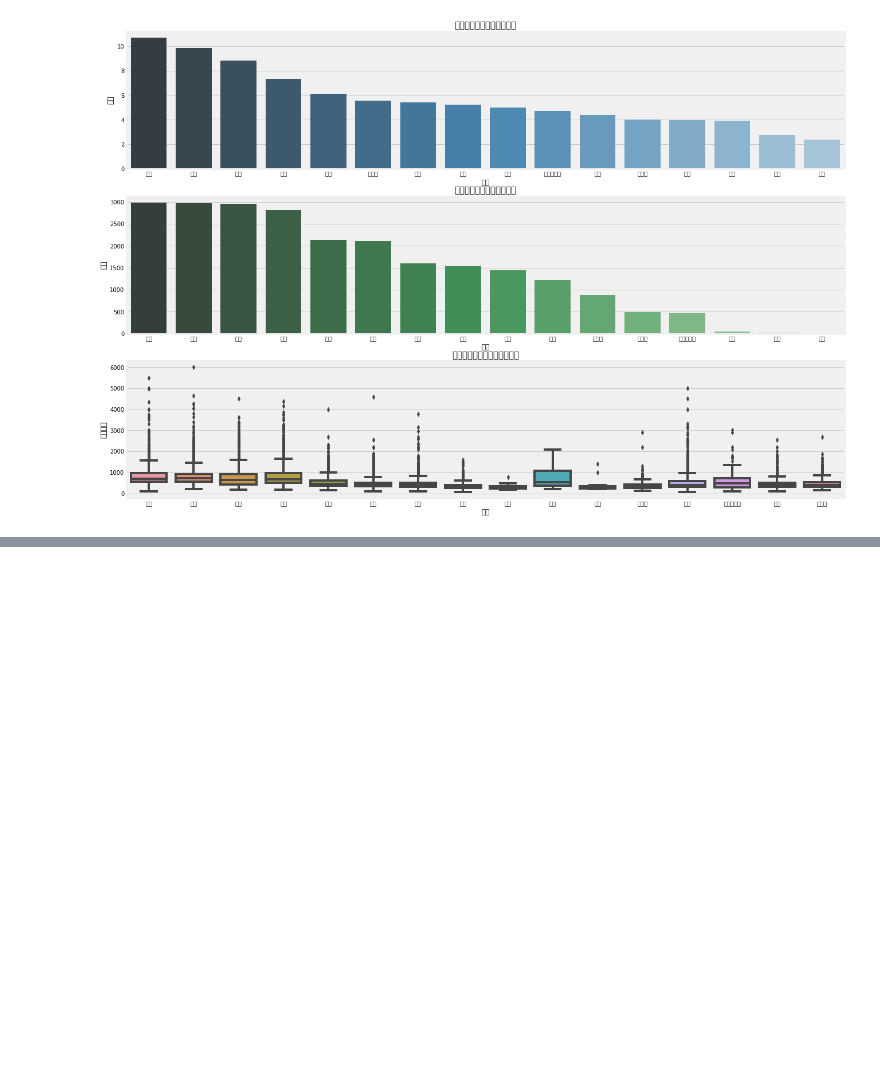
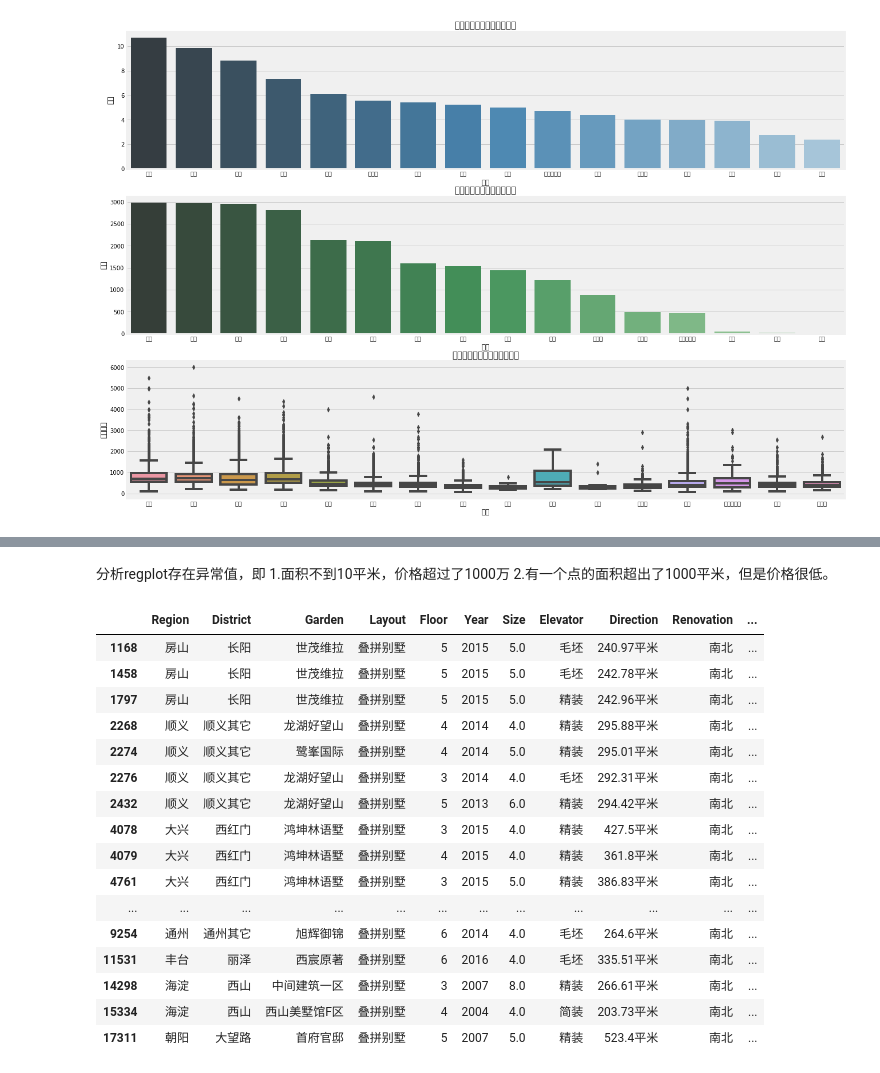
Before and after one commit to AlanConstantine/DataScienceProjects, a Jupyter notebook: SecondHandHousing/SecondHandHousingAnalysis.ipynb, the cells around one changed output, grey strips where cells are left out. Saved outputs shown, nothing was run; the diff lists cells and outputs as text; code cells hidden in the pictures; blank space fills up the shorter version.

```diff
--- a/SecondHandHousing/SecondHandHousingAnalysis.ipynb
+++ b/SecondHandHousing/SecondHandHousingAnalysis.ipynb
@@ -102,0 +121,23 @@ plt.show()
+# %% [markdown]
+分析regplot存在异常值，即 1.面积不到10平米，价格超过了1000万 2.有一个点的面积超出了1000平米，但是价格很低。
+# %%
+# 查出异常值
+df.loc[df['Size'] < 10]
+# %% [output]
+|  | Region | District | Garden | Layout | Floor | Year | Size | Elevator | Direction | Renovation | ... |
+| 1168 | 房山 | 长阳 | 世茂维拉 | 叠拼别墅 | 5 | 2015 | 5.0 | 毛坯 | 240.97平米 | 南北 | ... |
+| 1458 | 房山 | 长阳 | 世茂维拉 | 叠拼别墅 | 5 | 2015 | 5.0 | 毛坯 | 242.78平米 | 南北 | ... |
+| 1797 | 房山 | 长阳 | 世茂维拉 | 叠拼别墅 | 5 | 2015 | 5.0 | 精装 | 242.96平米 | 南北 | ... |
+| 2268 | 顺义 | 顺义其它 | 龙湖好望山 | 叠拼别墅 | 4 | 2014 | 4.0 | 精装 | 295.88平米 | 南北 | ... |
+| 2274 | 顺义 | 顺义其它 | 鹭峯国际 | 叠拼别墅 | 4 | 2014 | 5.0 | 精装 | 295.01平米 | 南北 | ... |
+| 2276 | 顺义 | 顺义其它 | 龙湖好望山 | 叠拼别墅 | 3 | 2014 | 4.0 | 毛坯 | 292.31平米 | 南北 | ... |
+| 2432 | 顺义 | 顺义其它 | 龙湖好望山 | 叠拼别墅 | 5 | 2013 | 6.0 | 精装 | 294.42平米 | 南北 | ... |
+| 4078 | 大兴 | 西红门 | 鸿坤林语墅 | 叠拼别墅 | 3 | 2015 | 4.0 | 精装 | 427.5平米 | 南北 | ... |
+| 4079 | 大兴 | 西红门 | 鸿坤林语墅 | 叠拼别墅 | 4 | 2015 | 4.0 | 精装 | 361.8平米 | 南北 | ... |
+| 4761 | 大兴 | 西红门 | 鸿坤林语墅 | 叠拼别墅 | 3 | 2015 | 5.0 | 精装 | 386.83平米 | 南北 | ... |
+| ... | ... | ... | ... | ... | ... | ... | ... | ... | ... | ... | ... |
+| 9254 | 通州 | 通州其它 | 旭辉御锦 | 叠拼别墅 | 6 | 2014 | 4.0 | 毛坯 | 264.6平米 | 南北 | ... |
+| 11531 | 丰台 | 丽泽 | 西宸原著 | 叠拼别墅 | 6 | 2016 | 4.0 | 毛坯 | 335.51平米 | 南北 | ... |
+| 14298 | 海淀 | 西山 | 中间建筑一区 | 叠拼别墅 | 3 | 2007 | 8.0 | 精装 | 266.61平米 | 南北 | ... |
+| 15334 | 海淀 | 西山 | 西山美墅馆F区 | 叠拼别墅 | 4 | 2004 | 4.0 | 简装 | 203.73平米 | 南北 | ... |
+| 17311 | 朝阳 | 大望路 | 首府官邸 | 叠拼别墅 | 5 | 2007 | 5.0 | 精装 | 523.4平米 | 南北 | ... |
```
Also changed, not shown: parts of 8 cells of this notebook, 1 other file.
